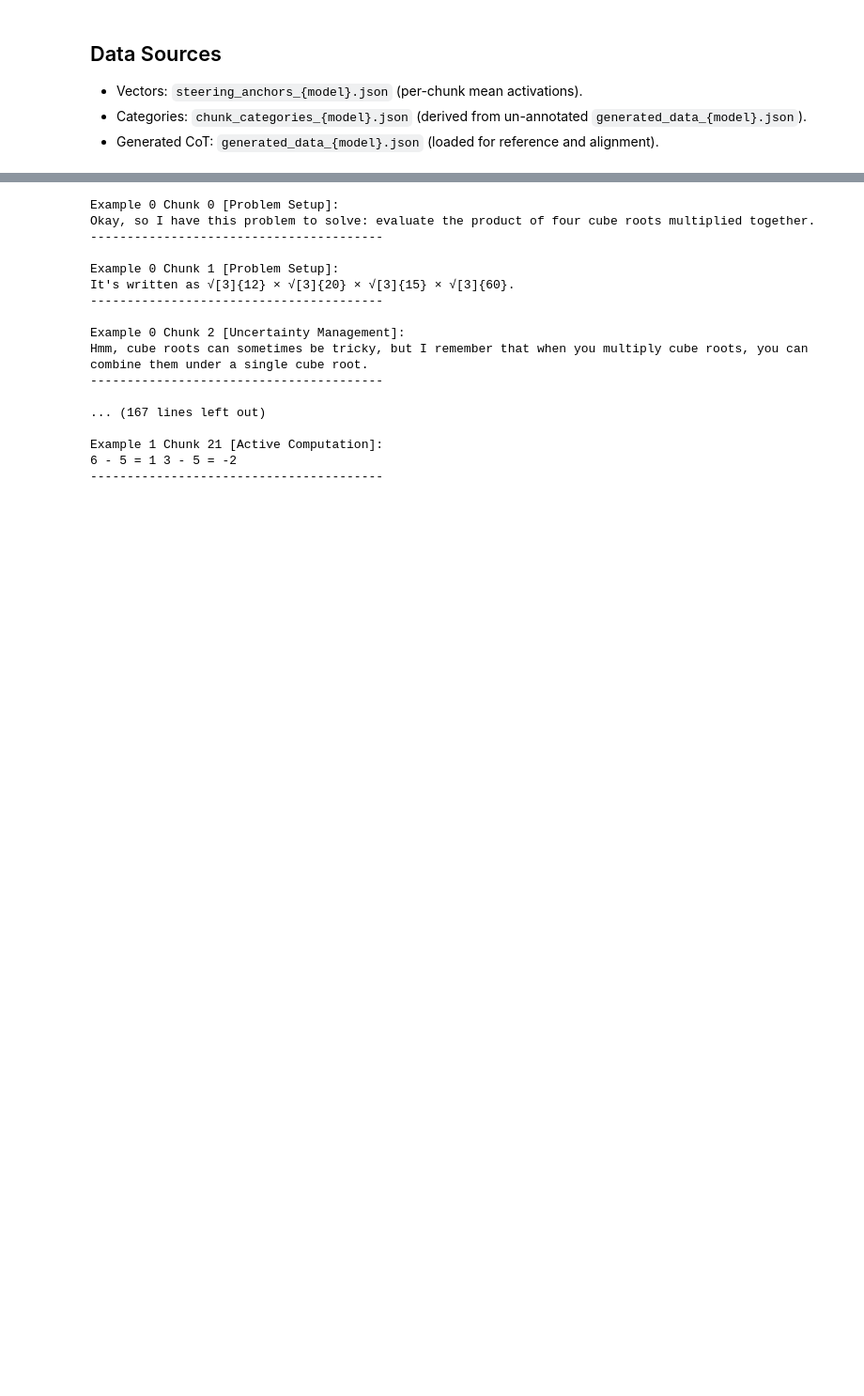
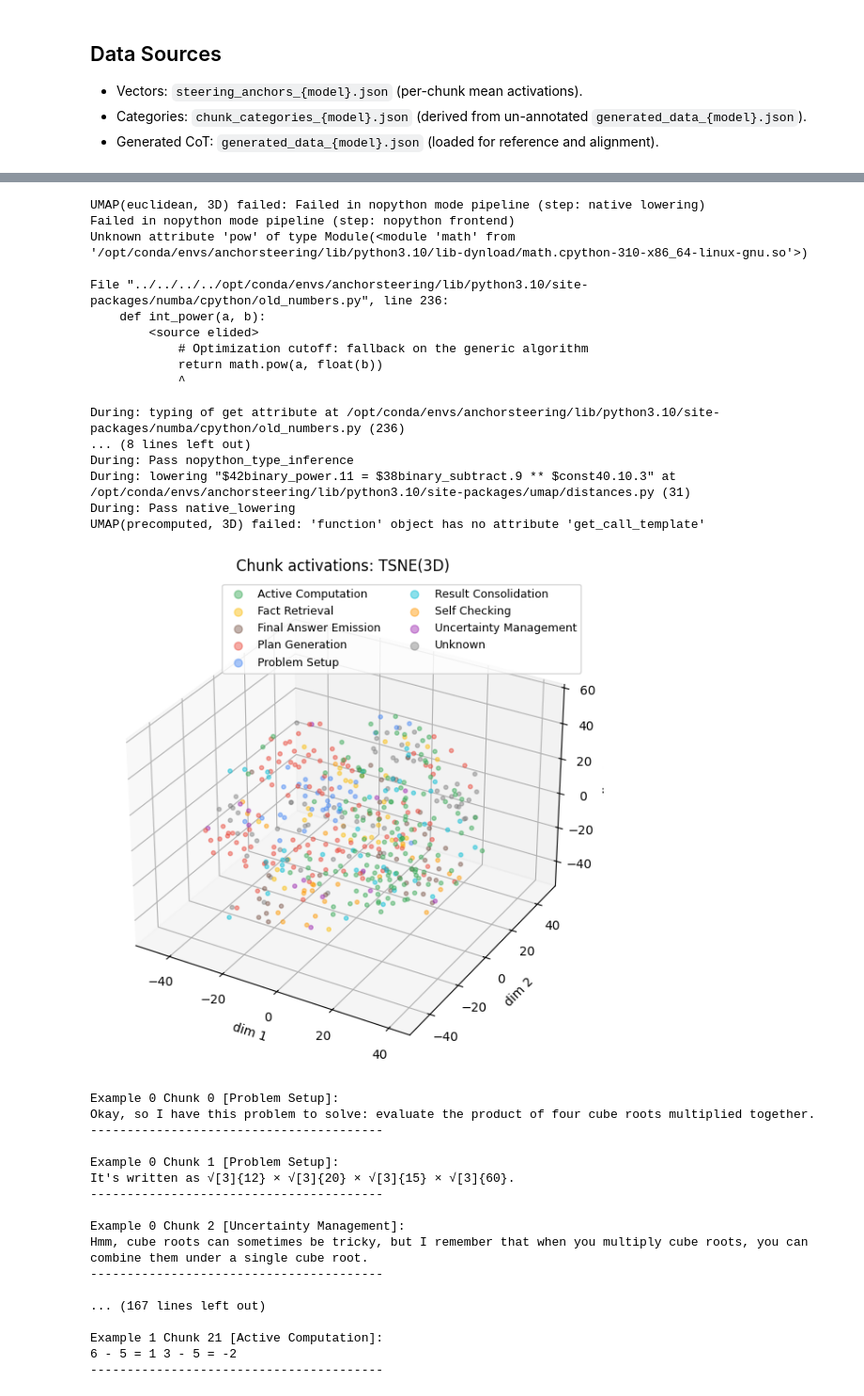
Before and after one commit to cutterdawes/SteeringThoughtAnchors, a Jupyter notebook: notebooks/chunk_activation_umap.ipynb, the cells around one changed output, grey strips where cells are left out. Shown: that part at 94% size. Cells and saved outputs as stored; diff of their text form; code cells hidden in the pictures; blank space fills up the shorter version.

```diff
--- a/notebooks/chunk_activation_umap.ipynb
+++ b/notebooks/chunk_activation_umap.ipynb
@@ -190,3 +217,78 @@ plt.show()
+# %%
+import numpy as np
+import matplotlib.pyplot as plt
+from mpl_toolkits.mplot3d import Axes3D  # noqa: F401
+
+# Ensure numpy array
+
+X_np = np.asarray(X, dtype=np.float32)
+
+# Normalize vectors so euclidean ~= cosine (monotonic) on unit sphere
+
+norms = np.linalg.norm(X_np, axis=1, keepdims=True) + 1e-12
+X_unit = X_np / norms
+
+def embedding_3d_with_fallbacks(X_unit):
+    # 1) Prefer UMAP with Euclidean (robust; avoids numba cosine path)
+    if HAVE_UMAP:
+        try:
+            reducer = umap.UMAP(n_components=3, random_state=42, metric='euclidean')
+            out = reducer.fit_transform(X_unit)
+            return out, "UMAP(euclidean, 3D)"
+        except Exception as e:
+            print("UMAP(euclidean, 3D) failed:", e)
+        # 2) Try precomputed cosine distances (still UMAP, but avoids numba's cosine implementation)
+        try:
+            from sklearn.metrics import pairwise_distances
+            D = pairwise_distances(X_unit, metric='cosine')
+            reducer = umap.UMAP(n_components=3, random_state=42, metric='precomputed')
+            out = reducer.fit_transform(D)
+            print("Recovered with precomputed cosine distances.")
+            return out, "UMAP(precomputed cosine, 3D)"
+        except Exception as e:
+            print("UMAP(precomputed, 3D) failed:", e)
+    # 3) Fall back to t-SNE, then PCA
+    try:
+        from sklearn.manifold import TSNE
+        out = TSNE(n_components=3, random_state=42, init='pca', learning_rate='auto').fit_transform(X_unit)
+        return out, "TSNE(3D)"
+    except Exception as e:
+        print("TSNE(3D) failed:", e)
+        from sklearn.decomposition import PCA
+        out = PCA(n_components=3, random_state=42).fit_transform(X_unit)
+        return out, "PCA(3D)"
+
+X3, method3 = embedding_3d_with_fallbacks(X_unit)
+
+fig = plt.figure(figsize=(8,6))
+ax = fig.add_subplot(111, projection='3d')
+for cls in sorted(set(Y)):
+    mask = np.array([y == cls for y in Y])
+    color = pick_color(cls)
+    ax.scatter(X3[mask,0], X3[mask,1], X3[mask,2], s=10, alpha=0.45, c=color, label=cls)
+ax.set_title(f'Chunk activations: {method3}')
+ax.set_xlabel('dim 1'); ax.set_ylabel('dim 2'); ax.set_zlabel('dim 3')
+plt.legend(markerscale=2, fontsize=9, ncol=2)
+plt.tight_layout(); plt.show()
+# %% [output]
+UMAP(euclidean, 3D) failed: Failed in nopython mode pipeline (step: native lowering)
+Failed in nopython mode pipeline (step: nopython frontend)
+Unknown attribute 'pow' of type Module(<module 'math' from '/opt/conda/envs/anchorsteering/lib/python3.10/lib-dynload/math.cpython-310-x86_64-linux-gnu.so'>)
+
+File "../../../../opt/conda/envs/anchorsteering/lib/python3.10/site-packages/numba/cpython/old_numbers.py", line 236:
+    def int_power(a, b):
+        <source elided>
+            # Optimization cutoff: fallback on the generic algorithm
+            return math.pow(a, float(b))
+            ^
+
+During: typing of get attribute at /opt/conda/envs/anchorsteering/lib/python3.10/site-packages/numba/cpython/old_numbers.py (236)
+... (8 lines left out)
+During: Pass nopython_type_inference
+During: lowering "$42binary_power.11 = $38binary_subtract.9 ** $const40.10.3" at /opt/conda/envs/anchorsteering/lib/python3.10/site-packages/umap/distances.py (31)
+During: Pass native_lowering
+UMAP(precomputed, 3D) failed: 'function' object has no attribute 'get_call_template'
+[figure, added]
 # %%
 # Print each chunk alongside its category (for manual inspection)
 for (ex_i, ch_i), cat in zip(META, Y):
```
Also changed, not shown: parts of 7 cells of this notebook.
